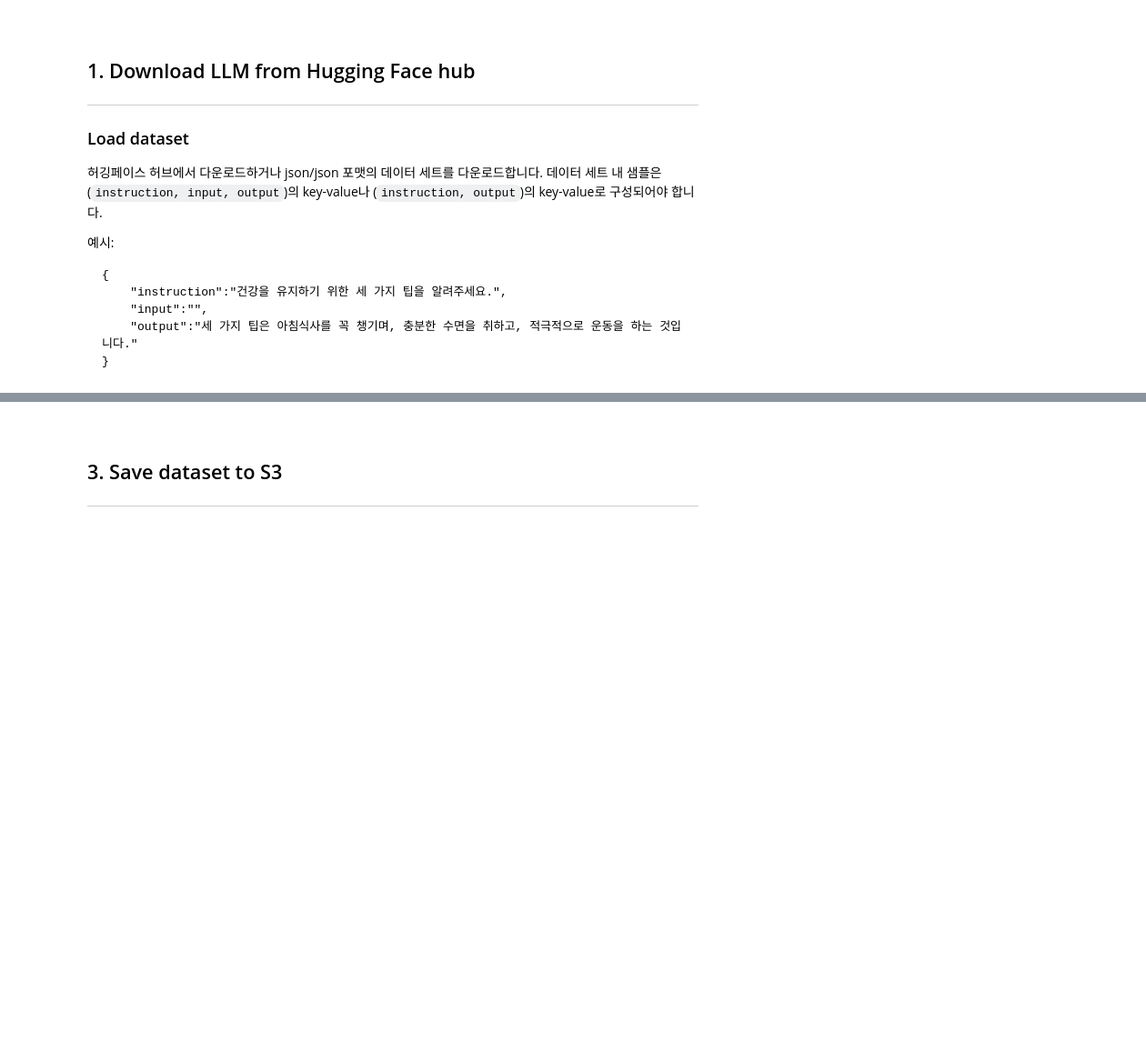
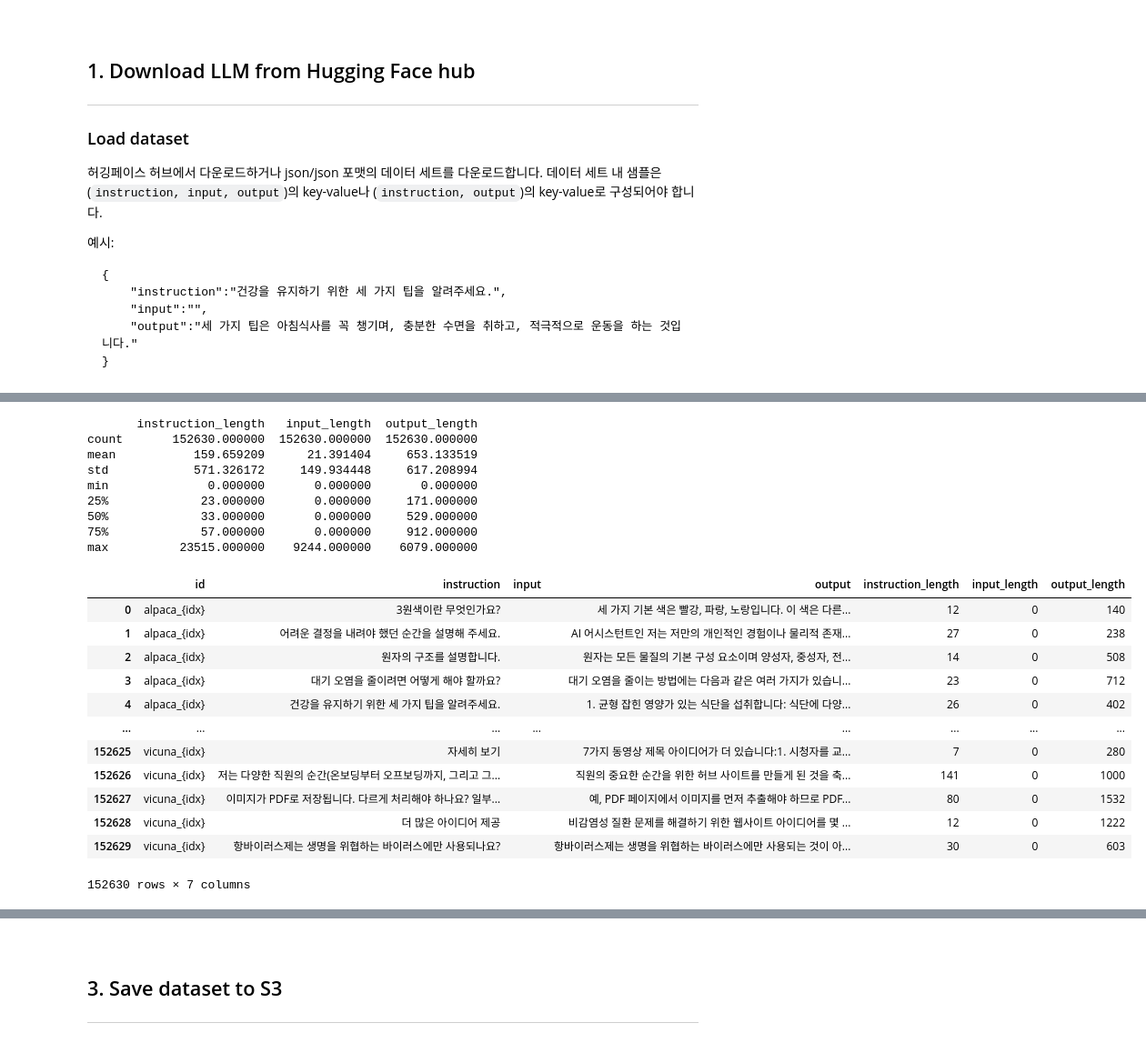
Before and after one commit to daekeun-ml/genai-ko-LLM, a Jupyter notebook: fine-tuning/1_prepare-dataset-alpaca-method.ipynb, the cells around one changed output, grey strips where cells are left out. Shown at 91% size. Drawn from its saved outputs; the diff is of its cells as text; code cells hidden in the pictures; blank space fills up the shorter version.

```diff
--- a/fine-tuning/1_prepare-dataset-alpaca-method.ipynb
+++ b/fine-tuning/1_prepare-dataset-alpaca-method.ipynb
@@ -79,0 +125,31 @@ if not os.path.isdir(model_tar_dir):
+# %%
+# 문장 길이, 단어 수 등 기본 통계량 계산
+df['instruction_length'] = df['instruction'].apply(len)
+df['input_length'] = df['input'].apply(len)
+df['output_length'] = df['output'].apply(len)
+
+print(df.describe())
+df
+# %% [output]
+       instruction_length   input_length  output_length
+count       152630.000000  152630.000000  152630.000000
+mean           159.659209      21.391404     653.133519
+std            571.326172     149.934448     617.208994
+min              0.000000       0.000000       0.000000
+25%             23.000000       0.000000     171.000000
+50%             33.000000       0.000000     529.000000
+75%             57.000000       0.000000     912.000000
+max          23515.000000    9244.000000    6079.000000
+|  | id | instruction | input | output | instruction_length | input_length | output_length |
+| 0 | alpaca_{idx} | 3원색이란 무엇인가요? |  | 세 가지 기본 색은 빨강, 파랑, 노랑입니다. 이 색은 다른... | 12 | 0 | 140 |
+| 1 | alpaca_{idx} | 어려운 결정을 내려야 했던 순간을 설명해 주세요. |  | AI 어시스턴트인 저는 저만의 개인적인 경험이나 물리적 존재... | 27 | 0 | 238 |
+| 2 | alpaca_{idx} | 원자의 구조를 설명합니다. |  | 원자는 모든 물질의 기본 구성 요소이며 양성자, 중성자, 전... | 14 | 0 | 508 |
+| 3 | alpaca_{idx} | 대기 오염을 줄이려면 어떻게 해야 할까요? |  | 대기 오염을 줄이는 방법에는 다음과 같은 여러 가지가 있습니... | 23 | 0 | 712 |
+| 4 | alpaca_{idx} | 건강을 유지하기 위한 세 가지 팁을 알려주세요. |  | 1. 균형 잡힌 영양가 있는 식단을 섭취합니다: 식단에 다양... | 26 | 0 | 402 |
+| ... | ... | ... | ... | ... | ... | ... | ... |
+| 152625 | vicuna_{idx} | 자세히 보기 |  | 7가지 동영상 제목 아이디어가 더 있습니다:1. 시청자를 교... | 7 | 0 | 280 |
+| 152626 | vicuna_{idx} | 저는 다양한 직원의 순간(온보딩부터 오프보딩까지, 그리고 그... |  | 직원의 중요한 순간을 위한 허브 사이트를 만들게 된 것을 축... | 141 | 0 | 1000 |
+| 152627 | vicuna_{idx} | 이미지가 PDF로 저장됩니다. 다르게 처리해야 하나요? 일부... |  | 예, PDF 페이지에서 이미지를 먼저 추출해야 하므로 PDF... | 80 | 0 | 1532 |
+| 152628 | vicuna_{idx} | 더 많은 아이디어 제공 |  | 비감염성 질환 문제를 해결하기 위한 웹사이트 아이디어를 몇 ... | 12 | 0 | 1222 |
+| 152629 | vicuna_{idx} | 항바이러스제는 생명을 위협하는 바이러스에만 사용되나요? |  | 항바이러스제는 생명을 위협하는 바이러스에만 사용되는 것이 아... | 30 | 0 | 603 |
+152630 rows × 7 columns
```
Also changed, not shown: parts of 22 cells of this notebook, 3 other files.
